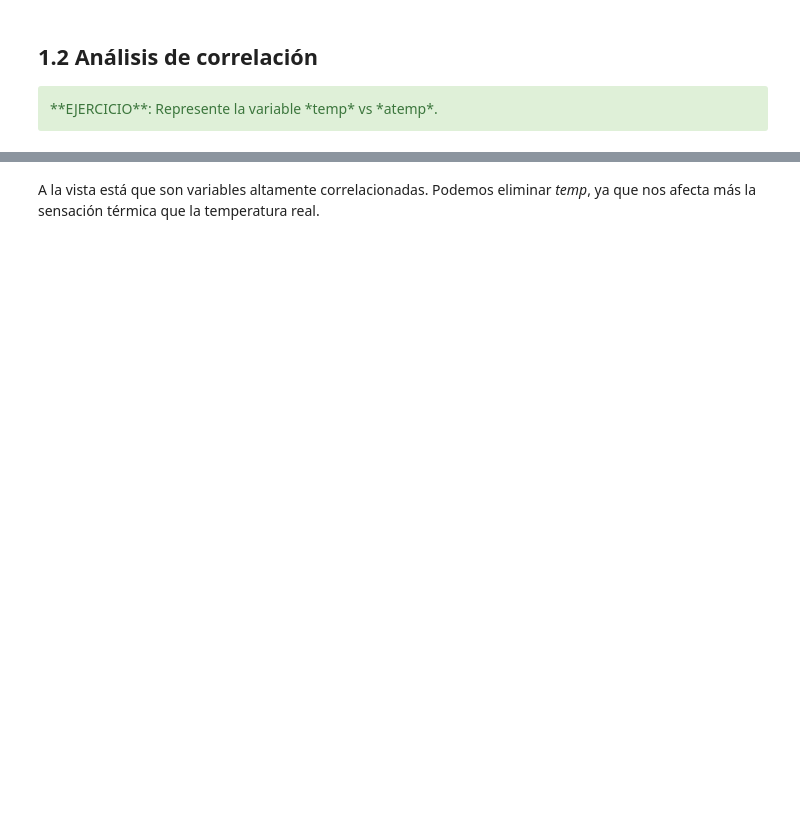
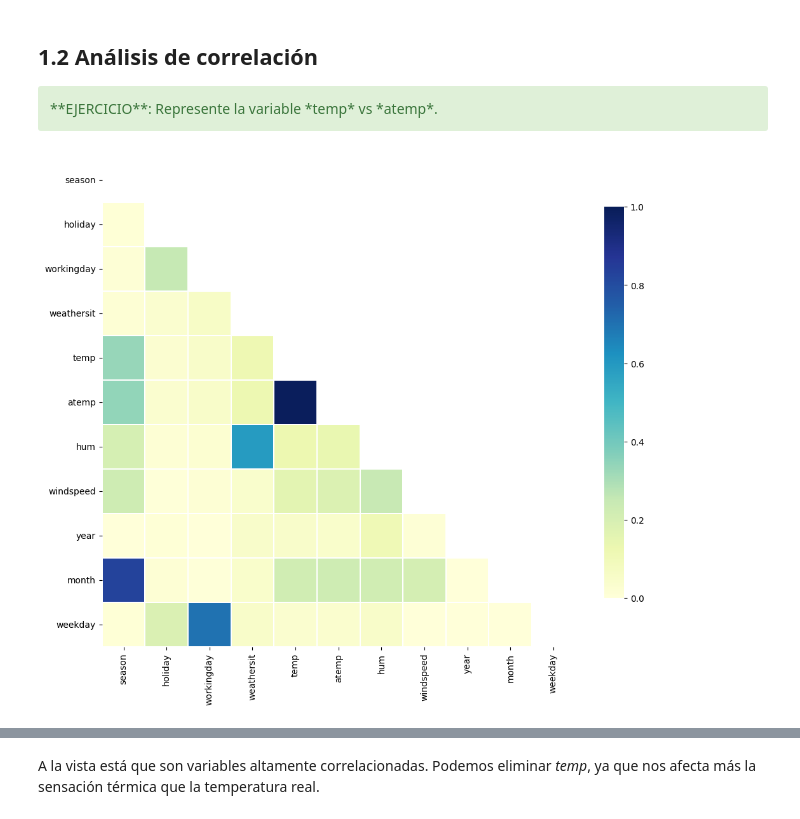
Before and after one commit to n1rocket/armando_bueno_machine_learning, a Jupyter notebook: notebooks/9. Casos prácticos_completo.ipynb, the cells around one changed output, grey strips where cells are left out. Drawn from its saved outputs; the diff is of its cells as text; code cells hidden in the pictures; blank space fills up the shorter version.

```diff
--- a/notebooks/9. Casos prácticos_completo.ipynb
+++ b/notebooks/9. Casos prácticos_completo.ipynb
@@ -54,0 +60,4 @@ data.head()
+# %%
+# your code here
+data = data.drop(['casual', 'registered', 'instant'], axis=1)
+data.head()
@@ -95,0 +185,20 @@ data.head()
+# %%
+import seaborn as sns
+
+# Compute the correlation matrix
+corr = np.abs(data.drop(['cnt'], axis=1).corr())
+
+# Generate a mask for the upper triangle
+mask = np.zeros_like(corr, dtype=np.bool)
+mask[np.triu_indices_from(mask)] = True
+
+# Set up the matplotlib figure
+f, ax = plt.subplots(figsize=(12, 10))
+
+# Draw the heatmap with the mask and correct aspect ratio
+sns.heatmap(corr, mask=mask,vmin = 0.0, vmax=1.0, center=0.5,
+            linewidths=.1, cmap="YlGnBu", cbar_kws={"shrink": .8})
+
+plt.show()
+# %% [output]
+[figure, added]
```
Also changed, not shown: parts of 23 cells of this notebook.
